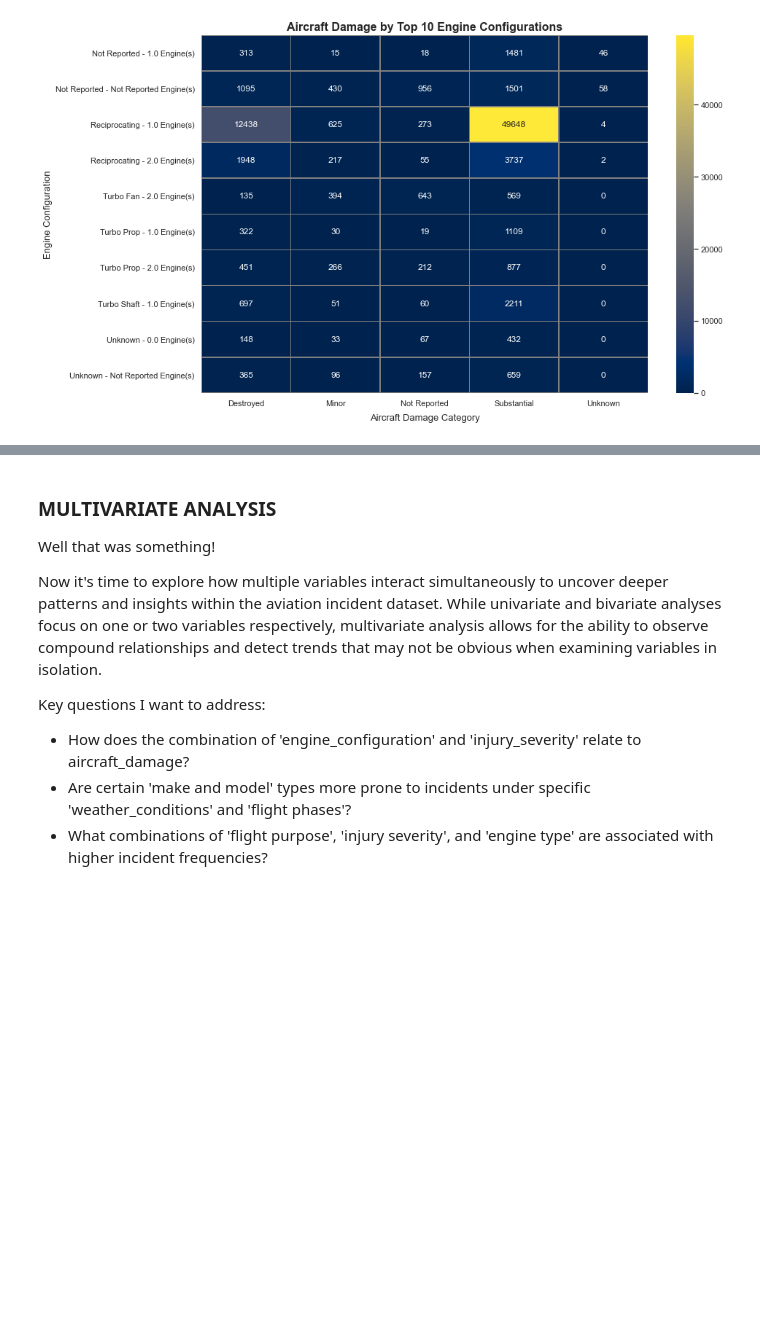
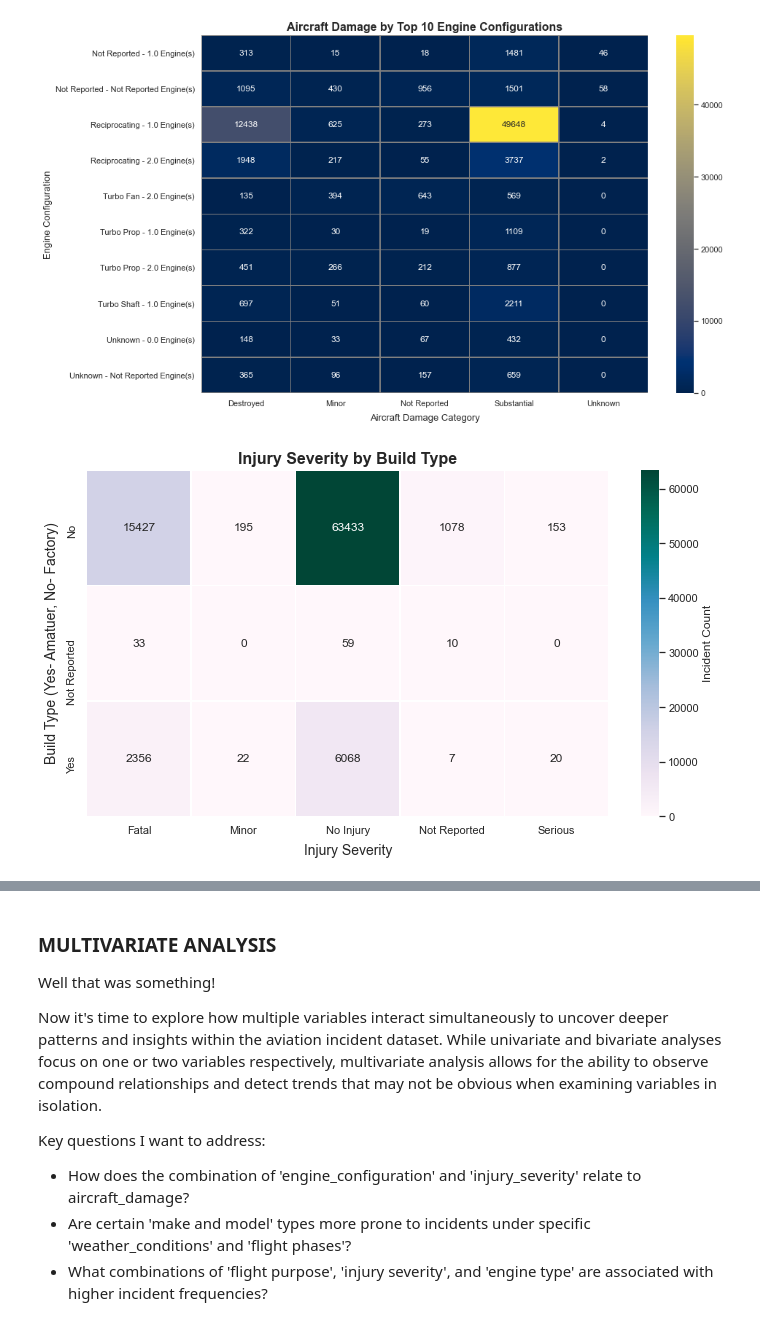
Before and after one commit to Vain-Guy/Capstone-Project-Moringa, a Jupyter notebook: notebook.ipynb, the cells around one changed output, grey strips where cells are left out. Drawn from its saved outputs; the diff is of its cells as text; code cells hidden in the pictures; blank space fills up the shorter version.

```diff
--- a/notebook.ipynb
+++ b/notebook.ipynb
@@ -1959,3 +1967,27 @@ plt.tight_layout()
 plt.show()
 # %% [output]
 [figure]
+# %%
+# Create a crosstab
+heatmap_data = pd.crosstab(aviation_df['amateur_built'], aviation_df['injury_severity'])
+
+# Plot the heatmap
+plt.figure(figsize = (10, 6))
+sns.heatmap(
+    heatmap_data,
+    annot = True,
+    fmt = 'd',
+    cmap = 'PuBuGn',
+    linewidths = 0.5,
+    cbar_kws = {'label': 'Incident Count'}
+)
+
+# Set titles and labels
+plt.title('Injury Severity by Build Type', fontsize = 16, weight = 'bold')
+plt.xlabel('Injury Severity', fontsize =14, labelpad = 8)
+plt.ylabel('Build Type (Yes- Amatuer, No- Factory)', fontsize = 14, labelpad = 8)
+plt.tight_layout()
+
+plt.show()
+# %% [output]
+[figure, added]
```
Also changed, not shown: parts of 5 cells of this notebook.
